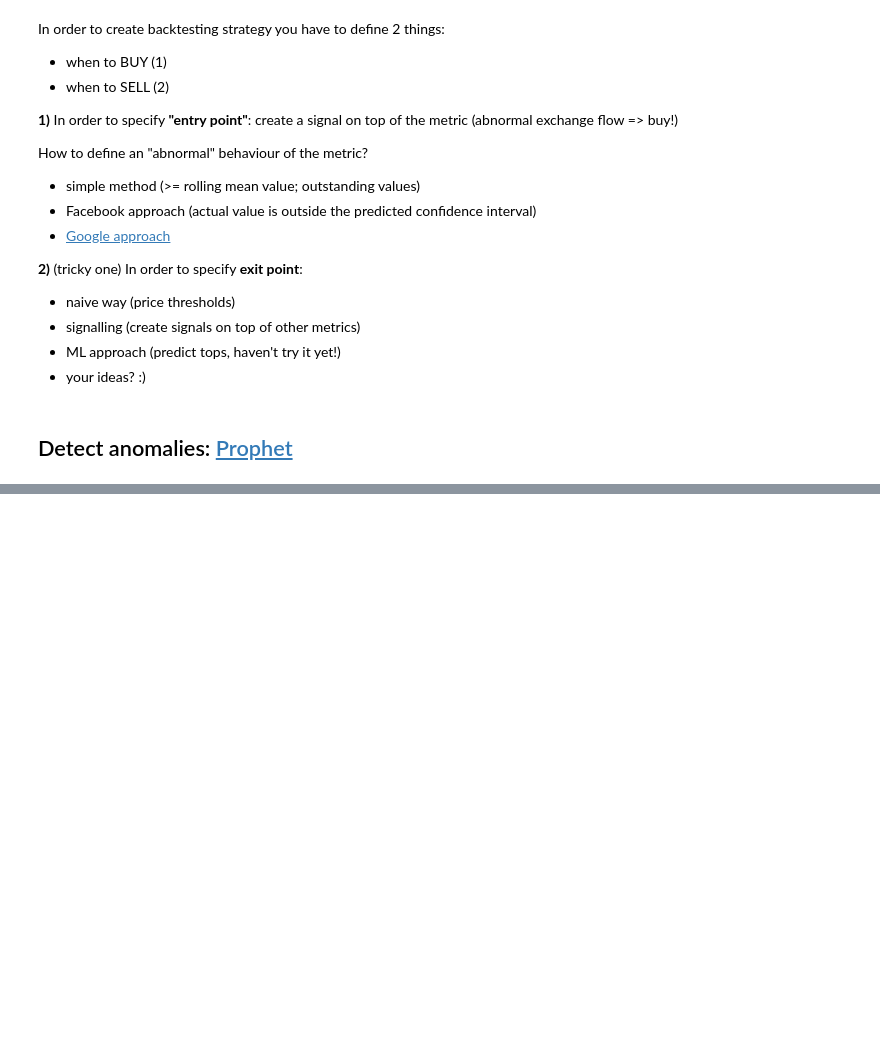
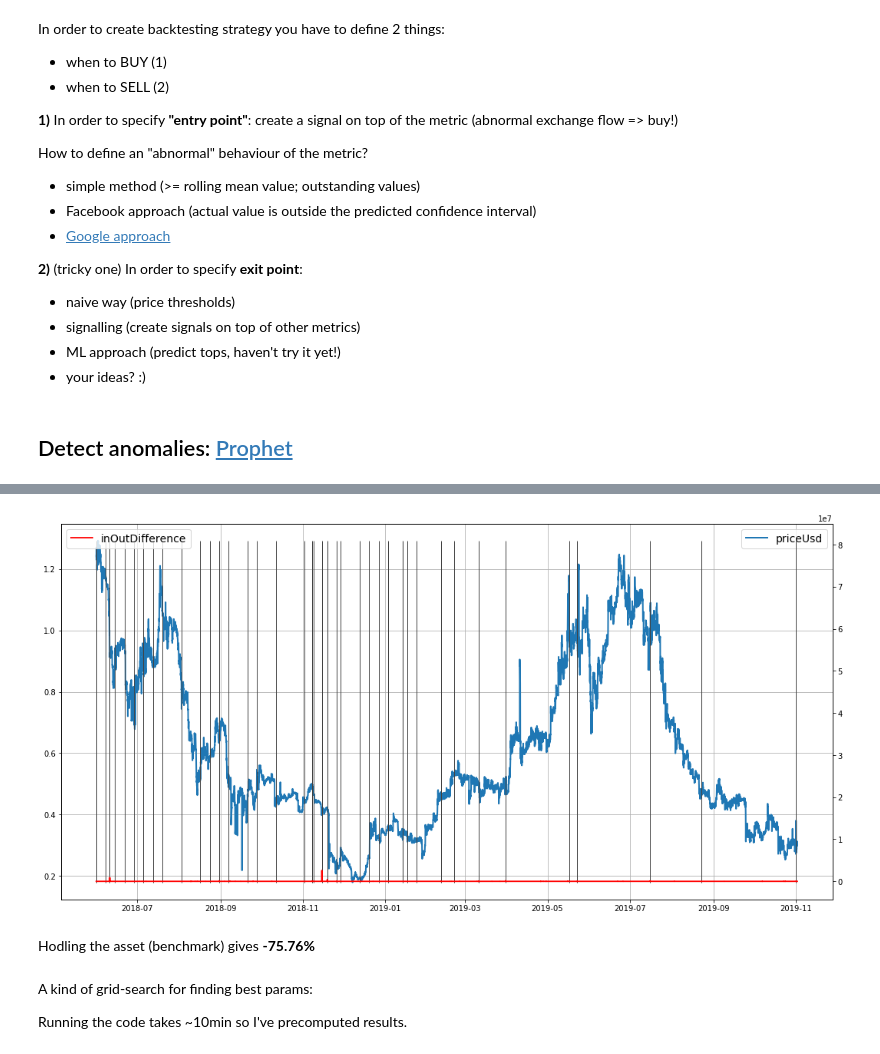
Before and after one commit to santiment/san-sdk, a Jupyter notebook: ICDM_2019/ICDM.ipynb, the cells around one changed output, grey strips where cells are left out. Saved outputs shown, nothing was run; the diff lists cells and outputs as text; code cells hidden in the pictures; blank space fills up the shorter version.

```diff
--- a/ICDM_2019/ICDM.ipynb
+++ b/ICDM_2019/ICDM.ipynb
@@ -327,0 +288,14 @@ Thanks!
+# %%
+# Hourly price returns
+data_predicted["returns"] = data_predicted['priceUsd'].pct_change().fillna(0)
+# Created Strategy
+data_predicted['signal'] = (data_predicted['inOutDifference'] < data_predicted['yhat_lower']) | (data_predicted['inOutDifference'] > data_predicted['yhat_upper'])
+# %%
+fancy_plot(
+    data_predicted,
+    ['priceUsd'],
+    'inOutDifference',
+    signals=data_predicted[data_predicted['signal']==True].index
+)
+# %% [output]
+[figure, added]
@@ -327,0 +340,6 @@ Thanks!
+# %% [markdown]
+Hodling the asset (benchmark) gives **-75.76%**
+# %% [markdown]
+A kind of grid-search for finding best params:
+
+Running the code takes ~10min so I've precomputed results.
```
Also changed, not shown: parts of 50 cells of this notebook, 5 other files.
